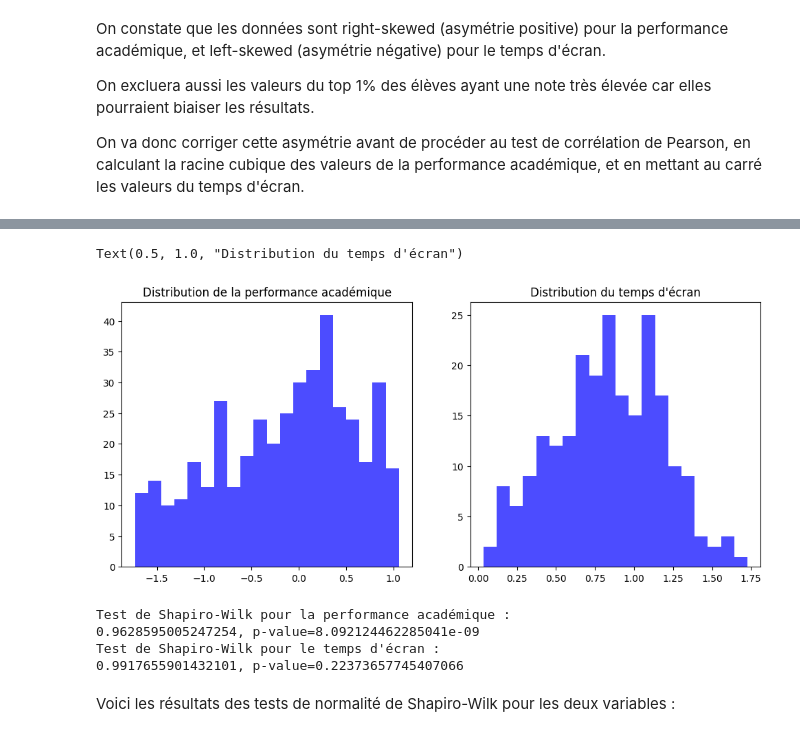
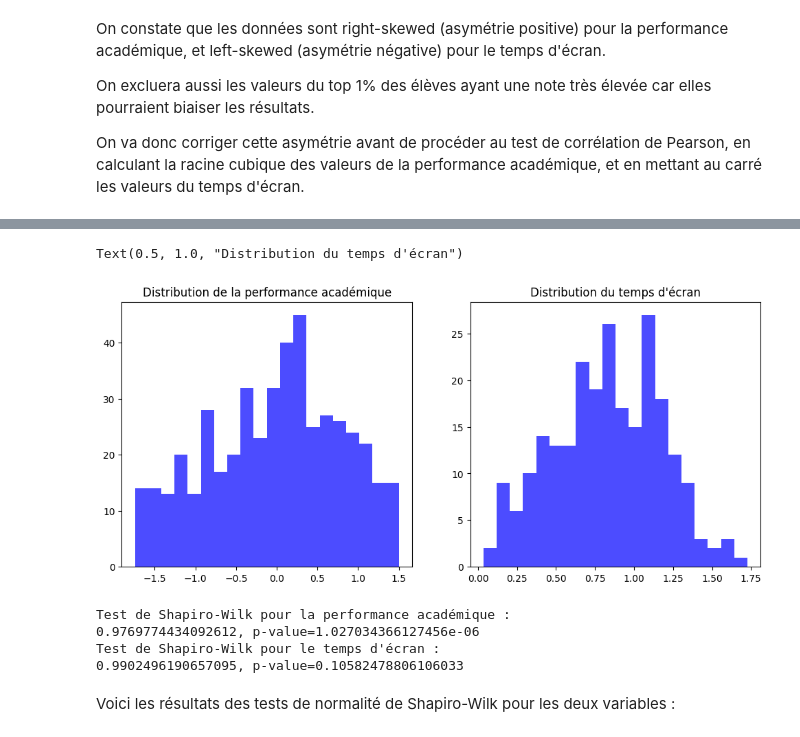
Before and after one commit to PaulHaardt/Projet-Stats, a Jupyter notebook: Paul.ipynb, the cells around one changed output, grey strips where cells are left out. Drawn from its saved outputs; the diff is of its cells as text; code cells hidden in the pictures.

Commit message:
fix: better placement of .dropna()

```diff
--- a/Paul.ipynb
+++ b/Paul.ipynb
@@ -68,31 +68,31 @@ Removed 117 students in the top 5.0% of academic performance.
 import numpy as np
 # %%
 academic_performance_corrected = academic_performance.dropna()
-screen_time_corrected = screen_time.dropna() ** (1/2)
+screen_time_corrected = (screen_time.dropna() ** (1/2)).dropna()
 # %%
 # Visualisation de la distribution des données
 plt.figure(figsize=(12, 5))
 plt.subplot(1, 2, 1)
-plt.hist(academic_performance_corrected.dropna(), bins=20, color='blue', alpha=0.7)
+plt.hist(academic_performance_corrected, bins=20, color='blue', alpha=0.7)
 plt.title('Distribution de la performance académique')
 plt.subplot(1, 2, 2)
-plt.hist(screen_time_corrected.dropna(), bins=20, color='blue', alpha=0.7)
+plt.hist(screen_time_corrected, bins=20, color='blue', alpha=0.7)
 plt.title('Distribution du temps d\'écran')
 # %% [output]
 Text(0.5, 1.0, "Distribution du temps d'écran")
-[figure, old version]
+[figure, new version]
 # %%
 # Test de normalité de Shapiro-Wilk
-shapiro_academic = stats.shapiro(academic_performance_corrected.dropna())
-shapiro_screen_time = stats.shapiro(screen_time_corrected.dropna())
+shapiro_academic = stats.shapiro(academic_performance_corrected)
+shapiro_screen_time = stats.shapiro(screen_time_corrected)
 
 print(f"Test de Shapiro-Wilk pour la performance académique : \n{shapiro_academic.statistic}, p-value={shapiro_academic.pvalue}")
 print(f"Test de Shapiro-Wilk pour le temps d'écran : \n{shapiro_screen_time.statistic}, p-value={shapiro_screen_time.pvalue}")
 # %% [output]
 Test de Shapiro-Wilk pour la performance académique :
-0.9628595005247254, p-value=8.092124462285041e-09
+0.9769774434092612, p-value=1.027034366127456e-06
 Test de Shapiro-Wilk pour le temps d'écran :
-0.9917655901432101, p-value=0.22373657745407066
+0.9902496190657095, p-value=0.10582478806106033
 # %% [markdown]
 Voici les résultats des tests de normalité de Shapiro-Wilk pour les deux variables :
 # %% [markdown]
```
Also changed, not shown: parts of 4 cells of this notebook.
